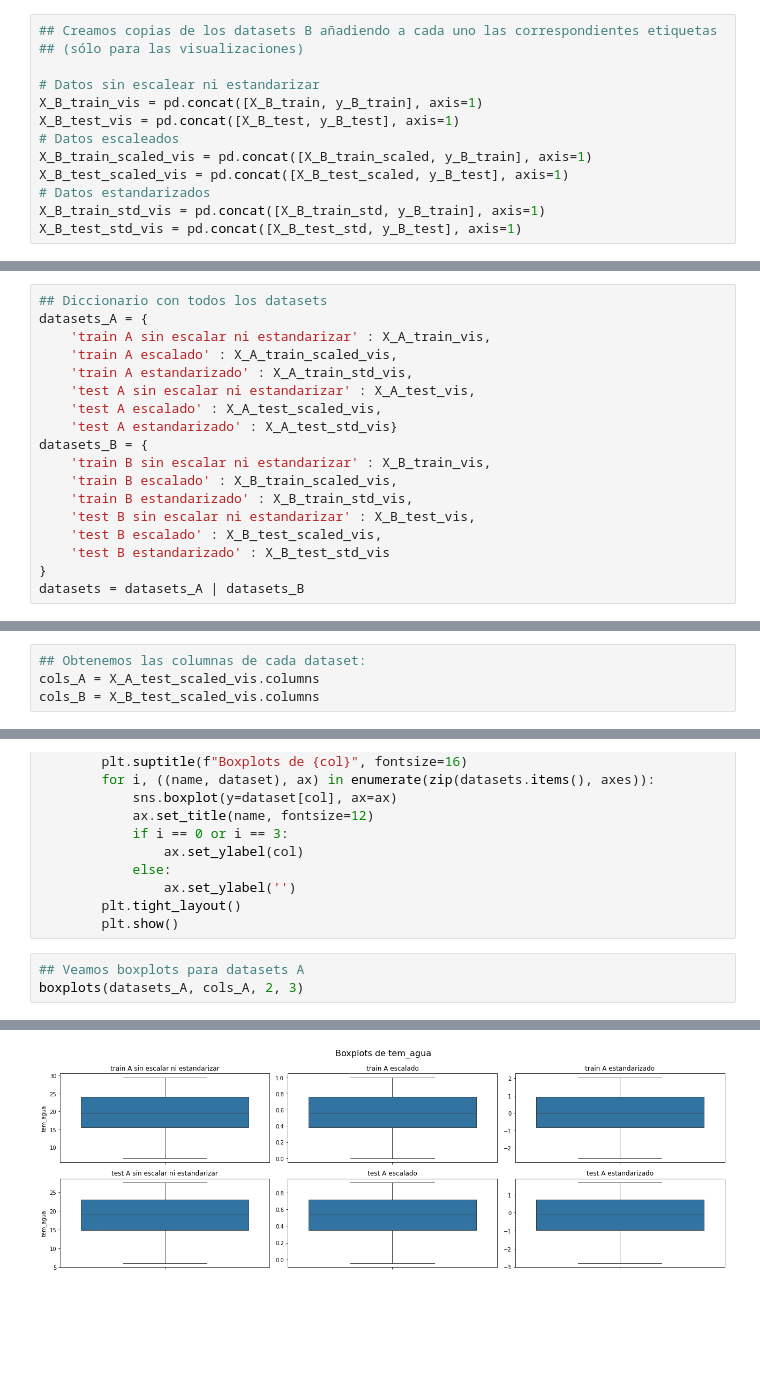
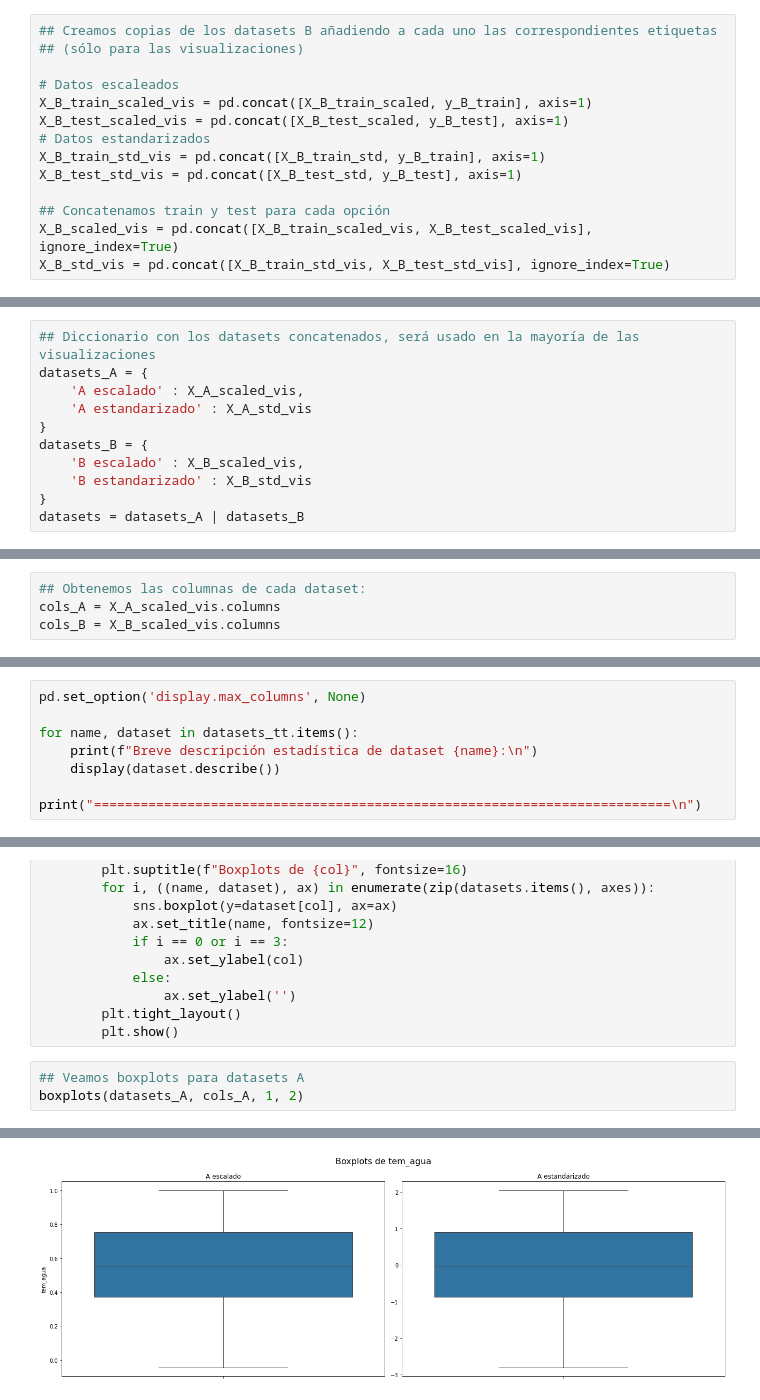
Before and after one commit to FedericoGGM/diplodatos2025_M07, a Jupyter notebook: TP3/TP3.ipynb, the cells around one changed output, grey strips where cells are left out. Saved outputs shown, nothing was run; the diff lists cells and outputs as text; blank space fills up the shorter version.

```diff
--- a/TP3/TP3.ipynb
+++ b/TP3/TP3.ipynb
@@ -86,12 +84,13 @@ X_A_test_std_vis = pd.concat([X_A_test_std, y_A_test], axis=1)
 ## Creamos copias de los datasets B añadiendo a cada uno las correspondientes etiquetas
 ## (sólo para las visualizaciones)
 
-# Datos sin escalear ni estandarizar
-X_B_train_vis = pd.concat([X_B_train, y_B_train], axis=1)
-X_B_test_vis = pd.concat([X_B_test, y_B_test], axis=1)
 # Datos escaleados
 X_B_train_scaled_vis = pd.concat([X_B_train_scaled, y_B_train], axis=1)
 X_B_test_scaled_vis = pd.concat([X_B_test_scaled, y_B_test], axis=1)
 # Datos estandarizados
 X_B_train_std_vis = pd.concat([X_B_train_std, y_B_train], axis=1)
 X_B_test_std_vis = pd.concat([X_B_test_std, y_B_test], axis=1)
+
+## Concatenamos train y test para cada opción
+X_B_scaled_vis = pd.concat([X_B_train_scaled_vis, X_B_test_scaled_vis], ignore_index=True)
+X_B_std_vis = pd.concat([X_B_train_std_vis, X_B_test_std_vis], ignore_index=True)
@@ -98,19 +112,12 @@ X_B_test_std_vis = pd.concat([X_B_test_std, y_B_test], axis=1)
 # %%
-## Diccionario con todos los datasets
+## Diccionario con los datasets concatenados, será usado en la mayoría de las visualizaciones
 datasets_A = {
-    'train A sin escalar ni estandarizar' : X_A_train_vis,
-    'train A escalado' : X_A_train_scaled_vis,
-    'train A estandarizado' : X_A_train_std_vis,
-    'test A sin escalar ni estandarizar' : X_A_test_vis,
-    'test A escalado' : X_A_test_scaled_vis,
-    'test A estandarizado' : X_A_test_std_vis}
+    'A escalado' : X_A_scaled_vis,
+    'A estandarizado' : X_A_std_vis
+}
 datasets_B = {
-    'train B sin escalar ni estandarizar' : X_B_train_vis,
-    'train B escalado' : X_B_train_scaled_vis,
-    'train B estandarizado' : X_B_train_std_vis,
-    'test B sin escalar ni estandarizar' : X_B_test_vis,
-    'test B escalado' : X_B_test_scaled_vis,
-    'test B estandarizado' : X_B_test_std_vis
+    'B escalado' : X_B_scaled_vis,
+    'B estandarizado' : X_B_std_vis
 }
 datasets = datasets_A | datasets_B
 # %% [markdown]
@@ -214,8 +245,8 @@ def visor_tipos_datos(datasets, cols):
     display(df_resultados)
 # %%
 ## Obtenemos las columnas de cada dataset:
-cols_A = X_A_test_scaled_vis.columns
-cols_B = X_B_test_scaled_vis.columns
+cols_A = X_A_scaled_vis.columns
+cols_B = X_B_scaled_vis.columns
 # %%
 ## Tipos de datos en datasets A
 visor_tipos_datos(datasets_A, cols_A)
@@ -260,0 +294,7 @@ Tipo de datos según variable y dataframe:
+# %%
+pd.set_option('display.max_columns', None)
+
+for name, dataset in datasets_tt.items():
+    print(f"Breve descripción estadística de dataset {name}:\n")
+    display(dataset.describe())
+    print("==========================================================================\n")
@@ -356,5 +454,5 @@ def boxplots(datasets, cols, n_rows, n_cols):
         plt.show()
 # %%
 ## Veamos boxplots para datasets A
-boxplots(datasets_A, cols_A, 2, 3)
+boxplots(datasets_A, cols_A, 1, 2)
 # %% [output]
@@ -365 +463 @@ boxplots(datasets_A, cols_A, 2, 3)
-[figure, old version]
+[figure, new version]
```
Also changed, not shown: parts of 24 cells of this notebook.
